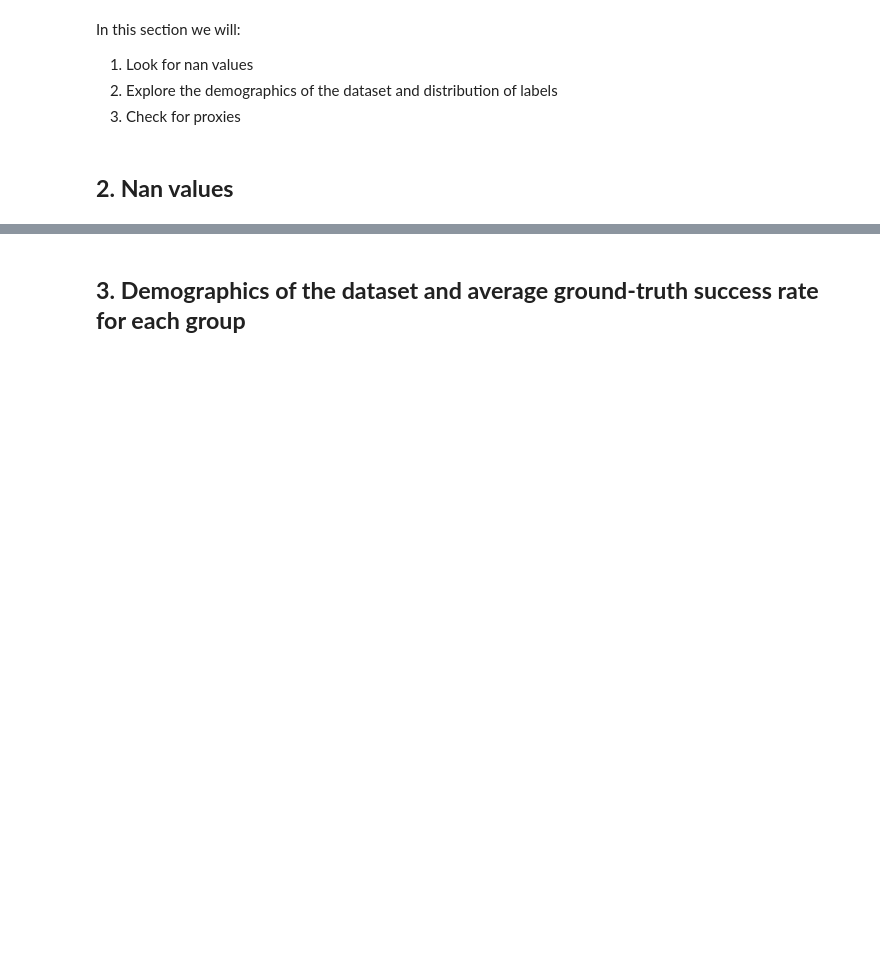
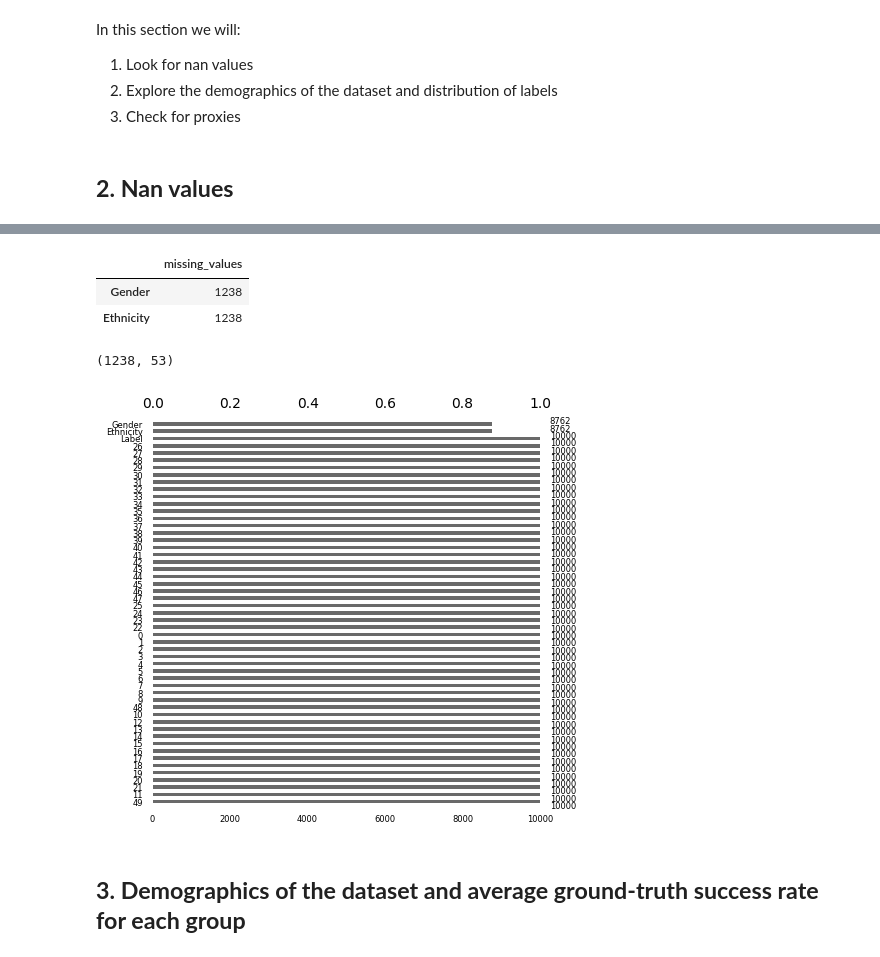
Before and after one commit to AminaTkh/AlanTuringInstitute_Bias_in_AI, a Jupyter notebook: Forms-and-Quantification-of-Bias-in-AI/Practice_1_Explore_data.ipynb, the cells around one changed output, grey strips where cells are left out. Saved outputs shown, nothing was run; the diff lists cells and outputs as text; code cells hidden in the pictures; blank space fills up the shorter version.

```diff
--- a/Forms-and-Quantification-of-Bias-in-AI/Practice_1_Explore_data.ipynb
+++ b/Forms-and-Quantification-of-Bias-in-AI/Practice_1_Explore_data.ipynb
@@ -139,3 +151,20 @@ data = raw_data.copy() # work with the "data" dataframe (simple copy of the raw
+# %%
+data.isnull().sum().to_frame(name='missing_values').query('missing_values > 0')
+# %% [output]
+|  | missing_values |
+| Gender | 1238 |
+| Ethnicity | 1238 |
+# %%
+#checking whether all rows with missing values for Gender have missing values for Ethnicity as well
+verify_df = data.loc[(data['Gender'].isnull()) & (data['Ethnicity'].isnull())]
+verify_df.shape
+# %% [output]
+(1238, 53)
+# %%
+import missingno as msno
+fig = msno.bar(data, figsize=(5,5), fontsize = 6, sort="descending")
+# %% [output]
+[figure, added]
 # %% [markdown]
 ## **3. Demographics of the dataset and average ground-truth success rate for each group**
 # %% [markdown]
```
Also changed, not shown: parts of 31 cells of this notebook.
